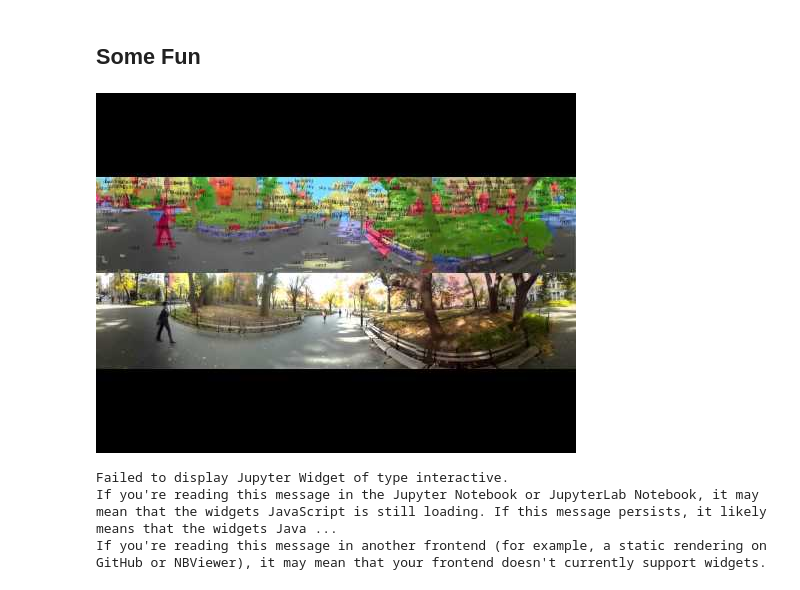
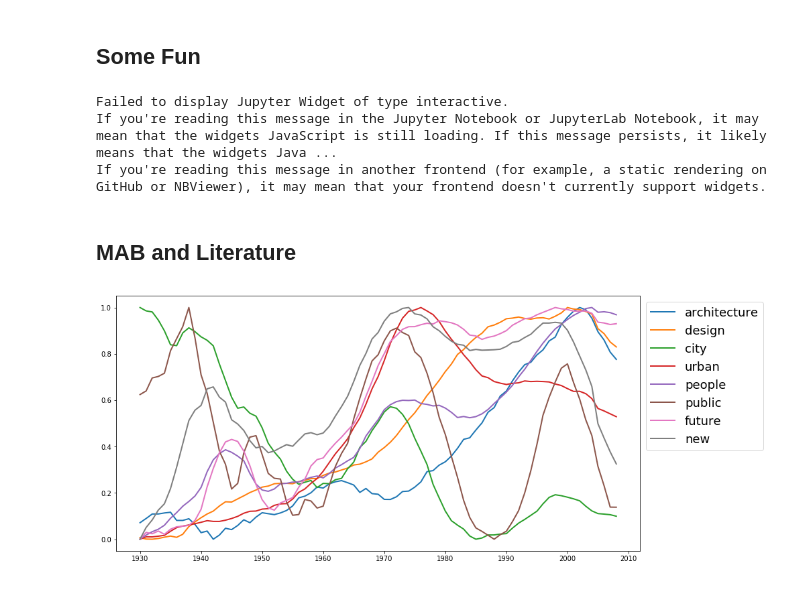
Before and after one commit to jazoza/architecturality, a Jupyter notebook: 05_hypothetizing-questions.ipynb, the cells around one changed output. Cells and saved outputs as stored; diff of their text form; code cells hidden in the pictures.

```diff
--- a/05_hypothetizing-questions.ipynb
+++ b/05_hypothetizing-questions.ipynb
@@ -224,10 +225,5 @@ In the collection of tweets, they appear like this:
 # %% [markdown]
 ## Some Fun
-# %%
-from IPython.display import YouTubeVideo
-YouTubeVideo('ZJMtDRbqH40',width=700, height=600)
-# %% [output]
-[figure, removed]
 # %%
 import numpy as np
 import matplotlib.pyplot as plt
@@ -262,3 +258,38 @@ interact(polynomial_regr,degree=(1,50,1));
 Failed to display Jupyter Widget of type interactive.
 If you're reading this message in the Jupyter Notebook or JupyterLab Notebook, it may mean that the widgets JavaScript is still loading. If this message persists, it likely means that the widgets Java ...
 If you're reading this message in another frontend (for example, a static rendering on GitHub or NBViewer), it may mean that your frontend doesn't currently support widgets.
+# %% [markdown]
+## MAB and Literature
+# %%
+keywords = ['architecture', 'design', 'city', 'urban', 'people', 'public', 'future', 'new']
+A = pd.DataFrame()
+for i in range(len(keywords)):
+    try:
+        tmp = ng.runQuery('-nosave -noprint -startYear=1930 -smoothing=3 -endYear=2008 -caseInsensitive '+keywords[i])
+#         A['year']=tmp.year.values[:]
+        weights = tmp.values[:,1:]
+        mx  = np.max(weights,axis=0)
+        mn  = np.min(weights,axis=0)
+        R = mx-mn
+        weights = (weights-mn)/R
+        tmp.loc[:,1:]=weights
+        A[keywords[i]]=tmp.values[:,1]
+
+    except:
+        print(keywords[i], 'not enough data')
+
+fig = plt.figure()
+for i in range(len(keywords)):
+    try:
+        plt.plot(tmp.year,A[keywords[i]],linewidth=2,label=keywords[i])
+        xticks = np.arange(tmp.year[0],2011,10).astype(int)
+        plt.xticks(xticks)
+#         plt.yticks([])
+    except:
+        print(keywords[i], 'not enough data')
+
+#
+plt.legend(loc='best',bbox_to_anchor = (1.0, 1.0),fontsize = 18)
+fig.set_size_inches(14,7)
+# %% [output]
+[figure, added]
```
Also changed, not shown: parts of 6 cells of this notebook, 14 other files.
